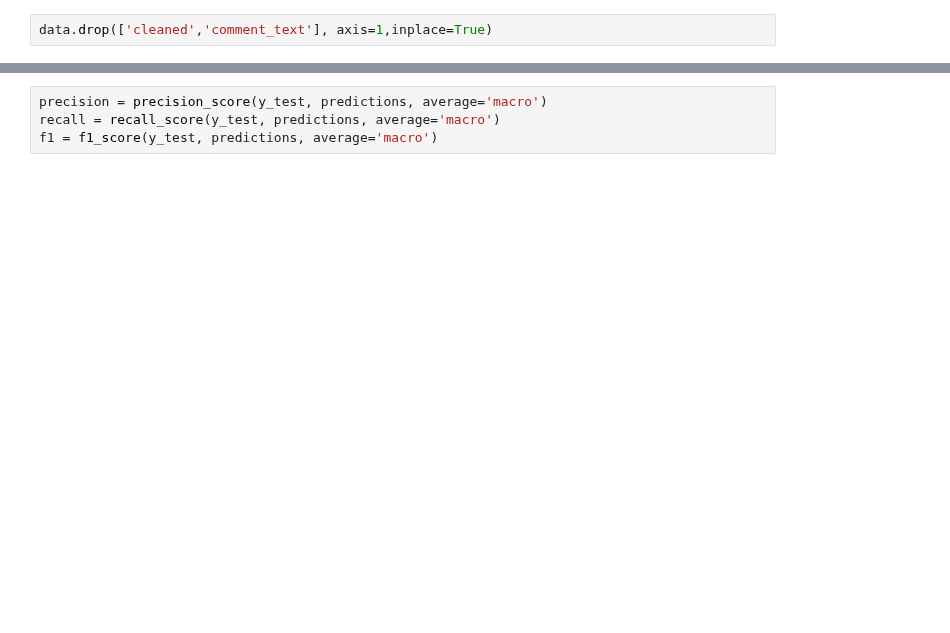
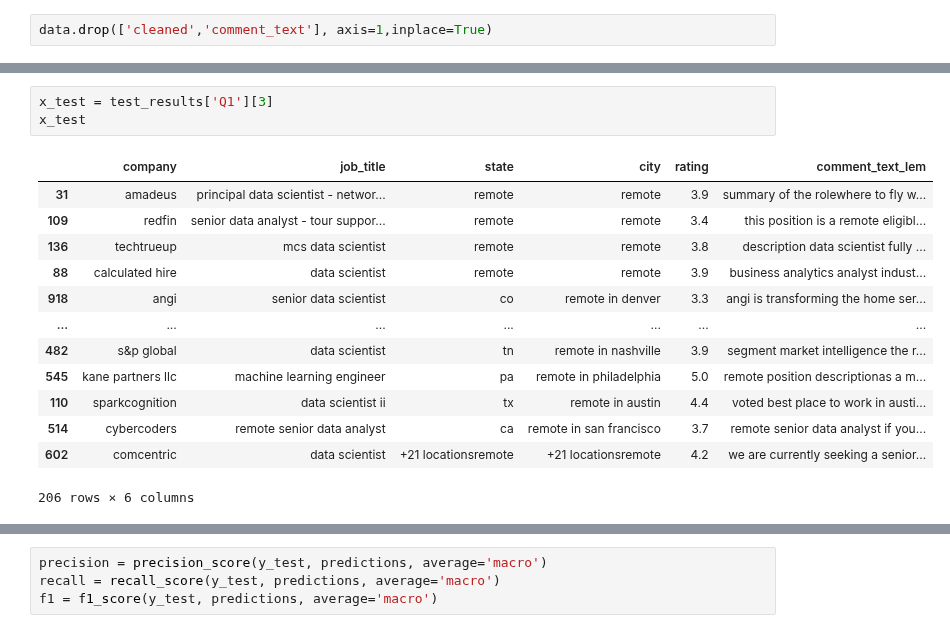
Before and after one commit to 333Kenji/indeedjobscraper, a Jupyter notebook: docs/3_NLP_and_ML_Pipeline.ipynb, the cells around one changed output, grey strips where cells are left out. Drawn from its saved outputs; the diff is of its cells as text; blank space fills up the shorter version.

```diff
--- a/docs/3_NLP_and_ML_Pipeline.ipynb
+++ b/docs/3_NLP_and_ML_Pipeline.ipynb
@@ -259,0 +442,17 @@ grid_search.best_score_
+# %%
+x_test = test_results['Q1'][3]
+x_test
+# %% [output]
+|  | company | job_title | state | city | rating | comment_text_lem |
+| 31 | amadeus | principal data scientist - networ... | remote | remote | 3.9 | summary of the rolewhere to fly w... |
+| 109 | redfin | senior data analyst - tour suppor... | remote | remote | 3.4 | this position is a remote eligibl... |
+| 136 | techtrueup | mcs data scientist | remote | remote | 3.8 | description data scientist fully ... |
+| 88 | calculated hire | data scientist | remote | remote | 3.9 | business analytics analyst indust... |
+| 918 | angi | senior data scientist | co | remote in denver | 3.3 | angi is transforming the home ser... |
+| ... | ... | ... | ... | ... | ... | ... |
+| 482 | s&p global | data scientist | tn | remote in nashville | 3.9 | segment market intelligence the r... |
+| 545 | kane partners llc | machine learning engineer | pa | remote in philadelphia | 5.0 | remote position descriptionas a m... |
+| 110 | sparkcognition | data scientist ii | tx | remote in austin | 4.4 | voted best place to work in austi... |
+| 514 | cybercoders | remote senior data analyst | ca | remote in san francisco | 3.7 | remote senior data analyst if you... |
+| 602 | comcentric | data scientist | +21 locationsremote | +21 locationsremote | 4.2 | we are currently seeking a senior... |
+206 rows × 6 columns
```
Also changed, not shown: parts of 62 cells of this notebook.
